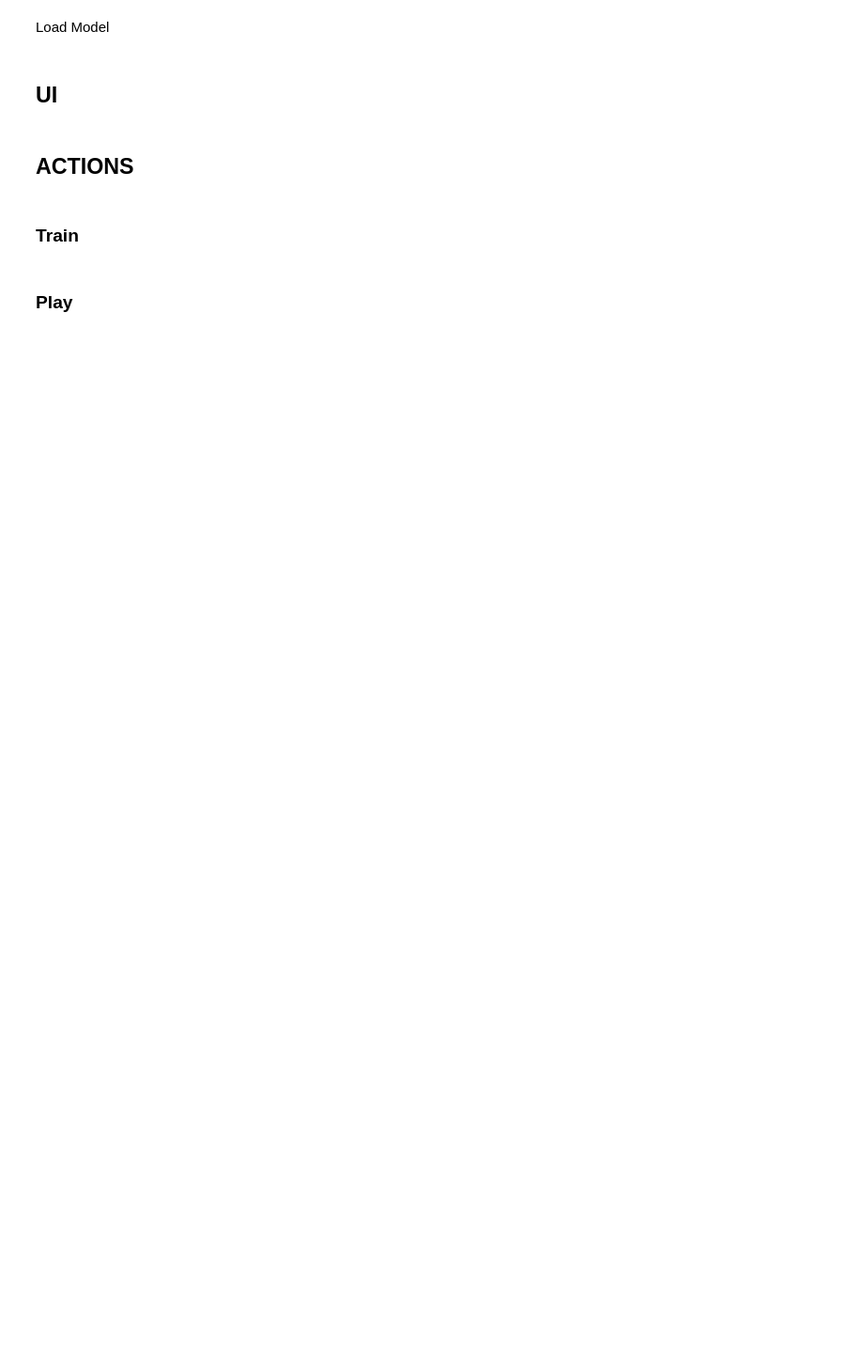
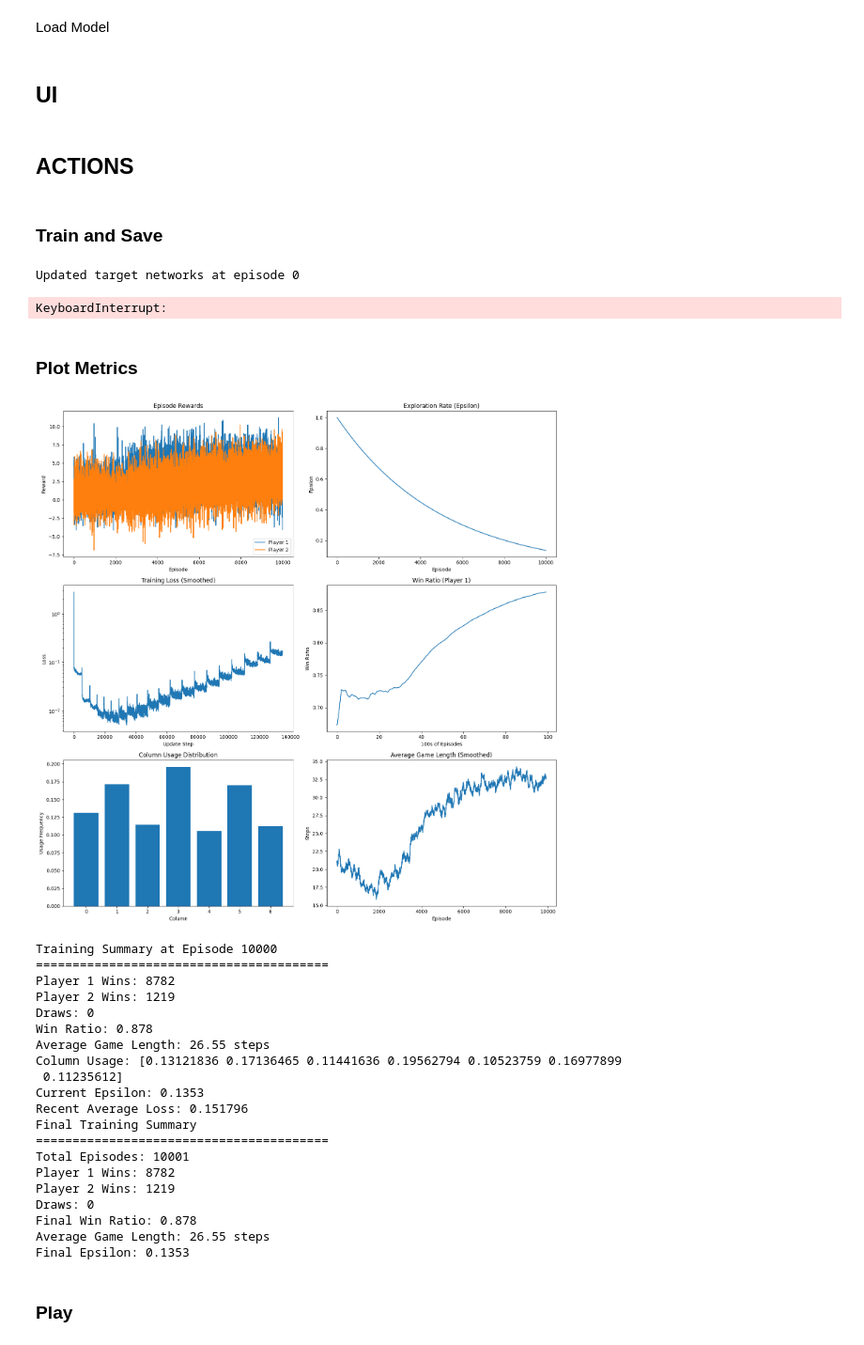
Before and after one commit to Aidanjm13/Connect4Reinforcement, a Jupyter notebook: Connect4/final_NB.ipynb, the cells around one changed output. Shown at 94% size. Cells and saved outputs as stored; diff of their text form; code cells hidden in the pictures; blank space fills up the shorter version.

Commit message:
Improved Model and Organization

```diff
--- a/Connect4/final_NB.ipynb
+++ b/Connect4/final_NB.ipynb
@@ -928,10 +1496,62 @@ def start_connect4_ui(model, ai_starts=True):
 # %% [markdown]
 ## ACTIONS
 # %% [markdown]
-### Train
+### Train and Save
 # %%
 if TRAIN_MODEL == True:
-    trained_model1, trained_model2 = train_self_play(episodes=100000,epsilon_decay=0.9995)
-    save_model(trained_model)
+    # Call the enhanced training function
+    trained_model1, trained_model2, metrics = train_self_play(
+        episodes=100000,
+        epsilon_decay=0.9998,
+        save_dir="models",
+        metrics_dir="metrics"
+    )
+# %% [output]
+Updated target networks at episode 0
+KeyboardInterrupt:
+# %% [markdown]
+### Plot Metrics
+# %%
+metrics_path="metrics/metrics_final.npy"
+metrics = np.load(metrics_path, allow_pickle=True).item()
+
+# Calculate total episodes
+total_episodes = len(metrics['episode_rewards_p1'])
+
+# Call your existing plotting function
+plot_training_metrics(metrics, total_episodes-1)
+
+# Print summary statistics to console
+print("Final Training Summary")
+print("="*40)
+print(f"Total Episodes: {total_episodes}")
+print(f"Player 1 Wins: {metrics['p1_wins']}")
+print(f"Player 2 Wins: {metrics['p2_wins']}")
+print(f"Draws: {metrics['draws']}")
+print(f"Final Win Ratio: {metrics['p1_wins']/total_episodes:.3f}")
+print(f"Average Game Length: {np.mean(metrics['avg_game_length']):.2f} steps")
+print(f"Final Epsilon: {metrics['epsilon_values'][-1]:.4f}")
+# %% [output]
+[figure, added]
+Training Summary at Episode 10000
+========================================
+Player 1 Wins: 8782
+Player 2 Wins: 1219
+Draws: 0
+Win Ratio: 0.878
+Average Game Length: 26.55 steps
+Column Usage: [0.13121836 0.17136465 0.11441636 0.19562794 0.10523759 0.16977899
+ 0.11235612]
+Current Epsilon: 0.1353
+Recent Average Loss: 0.151796
+Final Training Summary
+========================================
+Total Episodes: 10001
+Player 1 Wins: 8782
+Player 2 Wins: 1219
+Draws: 0
+Final Win Ratio: 0.878
+Average Game Length: 26.55 steps
+Final Epsilon: 0.1353
 # %% [markdown]
 ### Play
```
Also changed, not shown: parts of 18 cells of this notebook, 27 other files.
